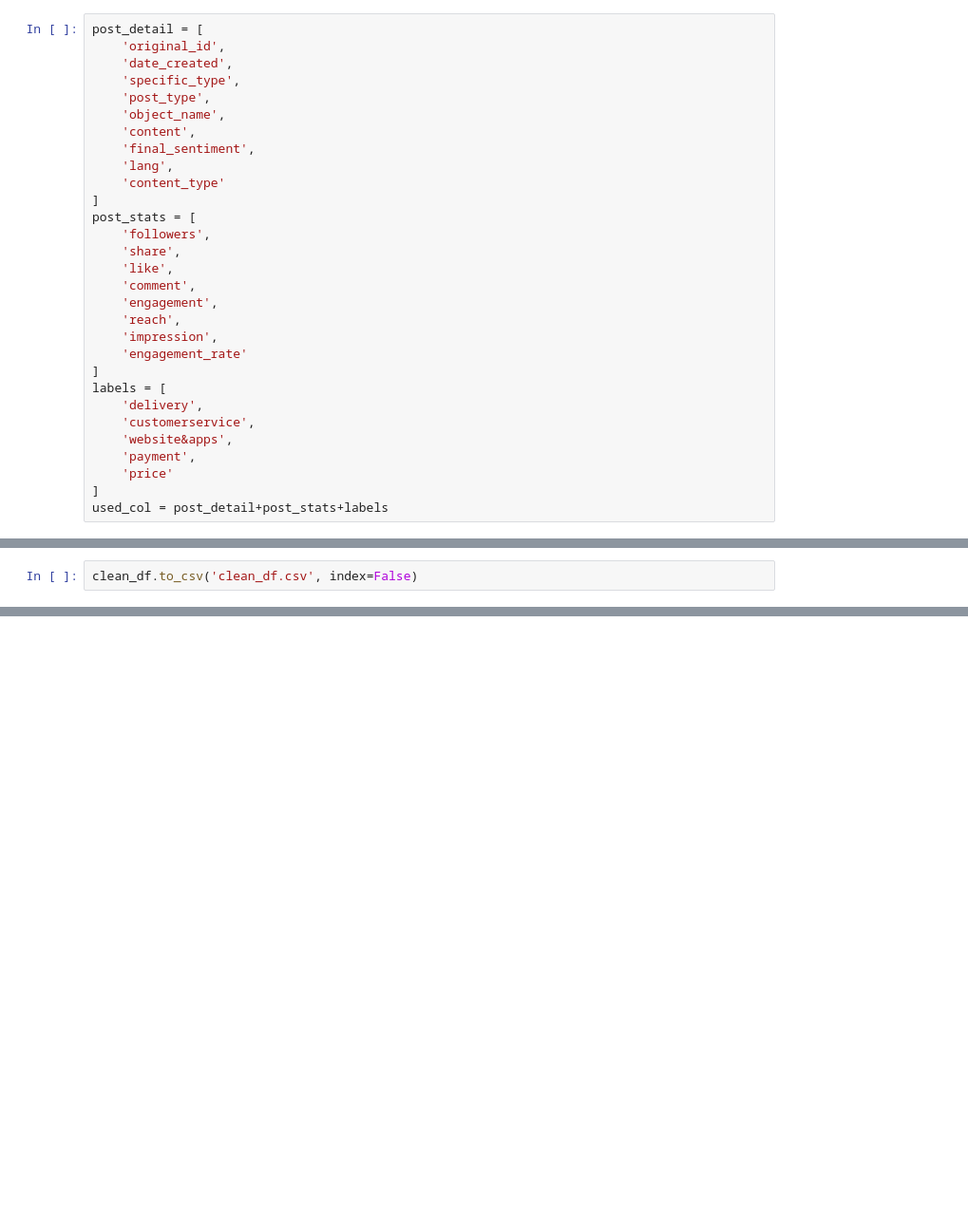
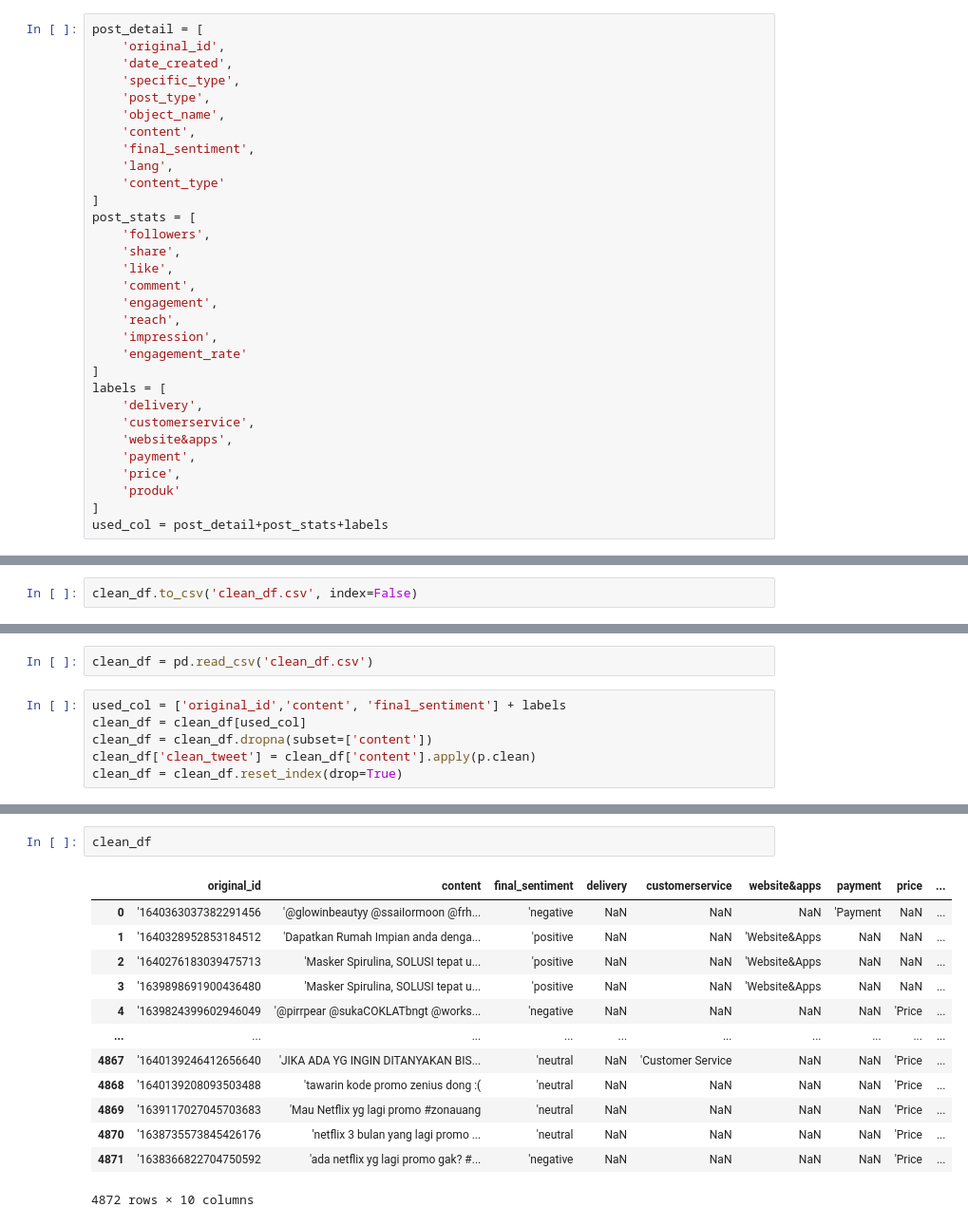
Before and after one commit to DanendraAHP/Tesis, a Jupyter notebook: EDA.ipynb, the cells around one changed output, grey strips where cells are left out. Shown: that part at 95% size. Drawn from its saved outputs; the diff is of its cells as text; blank space fills up the shorter version.

```diff
--- a/EDA.ipynb
+++ b/EDA.ipynb
@@ -52,7 +68,8 @@ labels = [
     'customerservice',
     'website&apps',
     'payment',
-    'price'
+    'price',
+    'produk'
 ]
 used_col = post_detail+post_stats+labels
 # %%
@@ -233,0 +268,8 @@ clean_df.to_csv('clean_df.csv', index=False)
+# %%
+clean_df = pd.read_csv('clean_df.csv')
+# %%
+used_col = ['original_id','content', 'final_sentiment'] + labels
+clean_df = clean_df[used_col]
+clean_df = clean_df.dropna(subset=['content'])
+clean_df['clean_tweet'] = clean_df['content'].apply(p.clean)
+clean_df = clean_df.reset_index(drop=True)
@@ -233,0 +286,16 @@ clean_df.to_csv('clean_df.csv', index=False)
+# %%
+clean_df
+# %% [output]
+|  | original_id | content | final_sentiment | delivery | customerservice | website&apps | payment | price | ... |
+| 0 | '1640363037382291456 | '@glowinbeautyy @ssaiIormoon @frh... | 'negative | NaN | NaN | NaN | 'Payment | NaN | ... |
+| 1 | '1640328952853184512 | 'Dapatkan Rumah Impian anda denga... | 'positive | NaN | NaN | 'Website&Apps | NaN | NaN | ... |
+| 2 | '1640276183039475713 | 'Masker Spirulina, SOLUSI tepat u... | 'positive | NaN | NaN | 'Website&Apps | NaN | NaN | ... |
+| 3 | '1639898691900436480 | 'Masker Spirulina, SOLUSI tepat u... | 'positive | NaN | NaN | 'Website&Apps | NaN | NaN | ... |
+| 4 | '1639824399602946049 | '@pirrpear @sukaCOKLATbngt @works... | 'negative | NaN | NaN | NaN | NaN | 'Price | ... |
+| ... | ... | ... | ... | ... | ... | ... | ... | ... | ... |
+| 4867 | '1640139246412656640 | 'JIKA ADA YG INGIN DITANYAKAN BIS... | 'neutral | NaN | 'Customer Service | NaN | NaN | 'Price | ... |
+| 4868 | '1640139208093503488 | 'tawarin kode promo zenius dong :( | 'neutral | NaN | NaN | NaN | NaN | 'Price | ... |
+| 4869 | '1639117027045703683 | 'Mau Netflix yg lagi promo #zonauang | 'neutral | NaN | NaN | NaN | NaN | 'Price | ... |
+| 4870 | '1638735573845426176 | 'netflix 3 bulan yang lagi promo ... | 'neutral | NaN | NaN | NaN | NaN | 'Price | ... |
+| 4871 | '1638366822704750592 | 'ada netflix yg lagi promo gak? #... | 'negative | NaN | NaN | NaN | NaN | 'Price | ... |
+4872 rows × 10 columns
```
Also changed, not shown: parts of 18 cells of this notebook, 9 other files.
